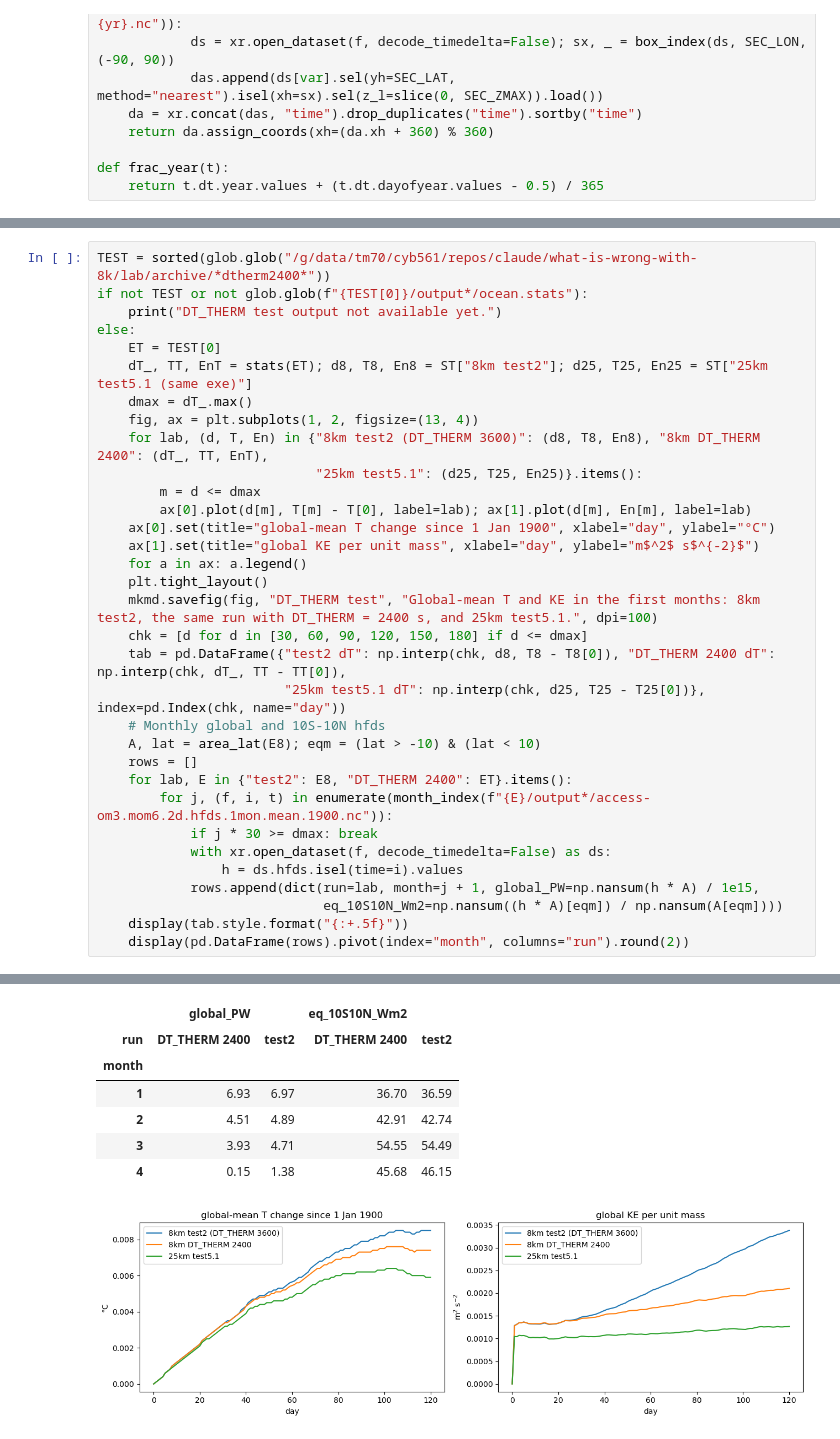
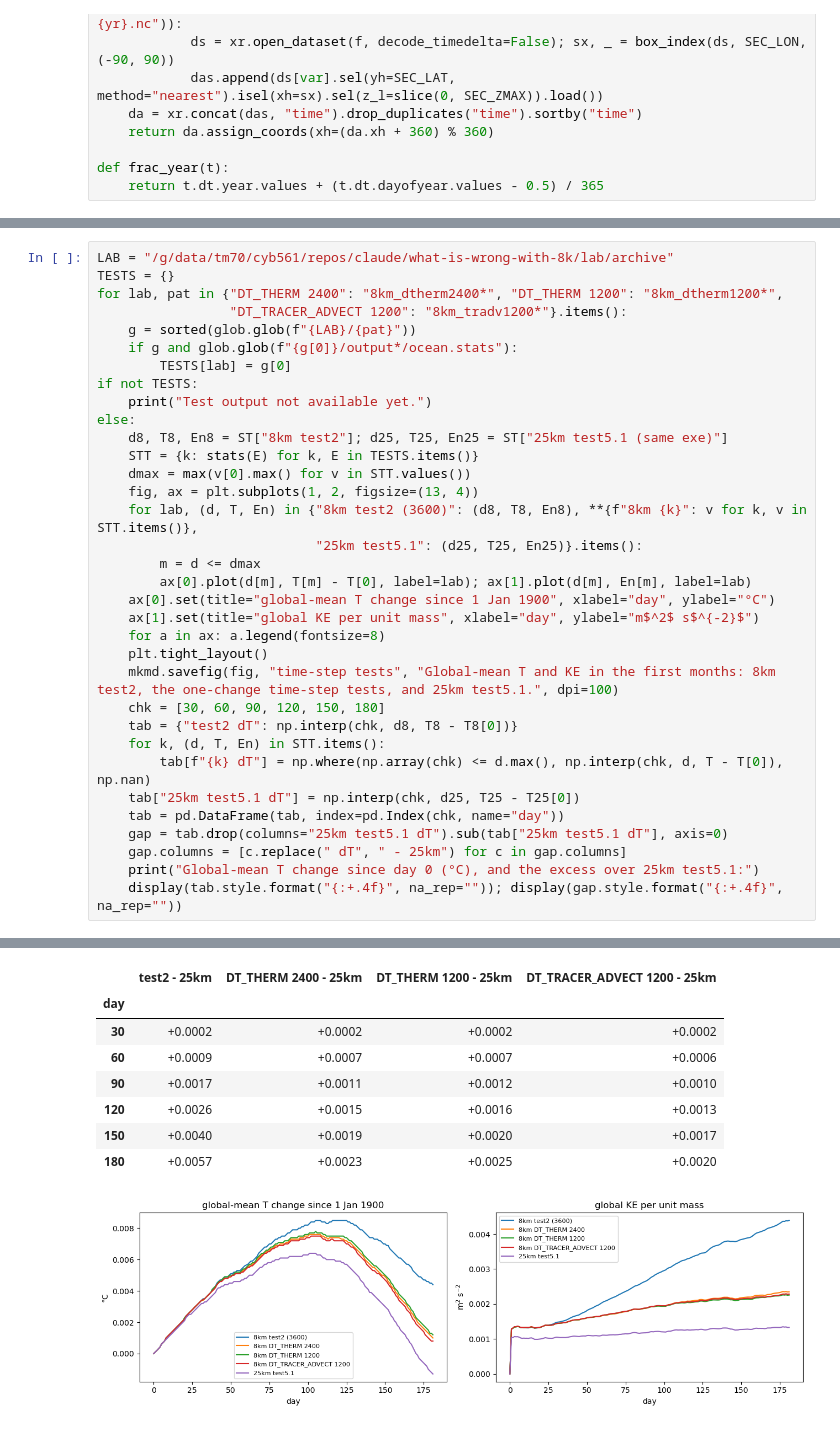
Before and after one commit to chrisb13/access-om3-paper-1, a Jupyter notebook: notebooks/8km_ryf_drift_diagnosis.ipynb, the cells around one changed output, grey strips where cells are left out. Cells and saved outputs as stored; diff of their text form.

```diff
--- a/notebooks/8km_ryf_drift_diagnosis.ipynb
+++ b/notebooks/8km_ryf_drift_diagnosis.ipynb
@@ -975,36 +1019,37 @@ Config: `access-om3-configs` branch `MC_8km_jra_ryf-test2` (8165f53) + test2's a
 # %%
-TEST = sorted(glob.glob("/g/data/tm70/cyb561/repos/claude/what-is-wrong-with-8k/lab/archive/*dtherm2400*"))
-if not TEST or not glob.glob(f"{TEST[0]}/output*/ocean.stats"):
-    print("DT_THERM test output not available yet.")
+LAB = "/g/data/tm70/cyb561/repos/claude/what-is-wrong-with-8k/lab/archive"
+TESTS = {}
+for lab, pat in {"DT_THERM 2400": "8km_dtherm2400*", "DT_THERM 1200": "8km_dtherm1200*",
+                 "DT_TRACER_ADVECT 1200": "8km_tradv1200*"}.items():
+    g = sorted(glob.glob(f"{LAB}/{pat}"))
+    if g and glob.glob(f"{g[0]}/output*/ocean.stats"):
+        TESTS[lab] = g[0]
+if not TESTS:
+    print("Test output not available yet.")
 else:
-    ET = TEST[0]
-    dT_, TT, EnT = stats(ET); d8, T8, En8 = ST["8km test2"]; d25, T25, En25 = ST["25km test5.1 (same exe)"]
-    dmax = dT_.max()
+    d8, T8, En8 = ST["8km test2"]; d25, T25, En25 = ST["25km test5.1 (same exe)"]
+    STT = {k: stats(E) for k, E in TESTS.items()}
+    dmax = max(v[0].max() for v in STT.values())
     fig, ax = plt.subplots(1, 2, figsize=(13, 4))
-    for lab, (d, T, En) in {"8km test2 (DT_THERM 3600)": (d8, T8, En8), "8km DT_THERM 2400": (dT_, TT, EnT),
+    for lab, (d, T, En) in {"8km test2 (3600)": (d8, T8, En8), **{f"8km {k}": v for k, v in STT.items()},
                             "25km test5.1": (d25, T25, En25)}.items():
         m = d <= dmax
         ax[0].plot(d[m], T[m] - T[0], label=lab); ax[1].plot(d[m], En[m], label=lab)
     ax[0].set(title="global-mean T change since 1 Jan 1900", xlabel="day", ylabel="°C")
     ax[1].set(title="global KE per unit mass", xlabel="day", ylabel="m$^2$ s$^{-2}$")
-    for a in ax: a.legend()
+    for a in ax: a.legend(fontsize=8)
     plt.tight_layout()
-    mkmd.savefig(fig, "DT_THERM test", "Global-mean T and KE in the first months: 8km test2, the same run with DT_THERM = 2400 s, and 25km test5.1.", dpi=100)
-    chk = [d for d in [30, 60, 90, 120, 150, 180] if d <= dmax]
-    tab = pd.DataFrame({"test2 dT": np.interp(chk, d8, T8 - T8[0]), "DT_THERM 2400 dT": np.interp(chk, dT_, TT - TT[0]),
-                        "25km test5.1 dT": np.interp(chk, d25, T25 - T25[0])}, index=pd.Index(chk, name="day"))
-    # Monthly global and 10S-10N hfds
-    A, lat = area_lat(E8); eqm = (lat > -10) & (lat < 10)
-    rows = []
-    for lab, E in {"test2": E8, "DT_THERM 2400": ET}.items():
-        for j, (f, i, t) in enumerate(month_index(f"{E}/output*/access-om3.mom6.2d.hfds.1mon.mean.1900.nc")):
-            if j * 30 >= dmax: break
-            with xr.open_dataset(f, decode_timedelta=False) as ds:
-                h = ds.hfds.isel(time=i).values
-            rows.append(dict(run=lab, month=j + 1, global_PW=np.nansum(h * A) / 1e15,
-                             eq_10S10N_Wm2=np.nansum((h * A)[eqm]) / np.nansum(A[eqm])))
-    display(tab.style.format("{:+.5f}"))
-    display(pd.DataFrame(rows).pivot(index="month", columns="run").round(2))
+    mkmd.savefig(fig, "time-step tests", "Global-mean T and KE in the first months: 8km test2, the one-change time-step tests, and 25km test5.1.", dpi=100)
+    chk = [30, 60, 90, 120, 150, 180]
+    tab = {"test2 dT": np.interp(chk, d8, T8 - T8[0])}
+    for k, (d, T, En) in STT.items():
+        tab[f"{k} dT"] = np.where(np.array(chk) <= d.max(), np.interp(chk, d, T - T[0]), np.nan)
+    tab["25km test5.1 dT"] = np.interp(chk, d25, T25 - T25[0])
+    tab = pd.DataFrame(tab, index=pd.Index(chk, name="day"))
+    gap = tab.drop(columns="25km test5.1 dT").sub(tab["25km test5.1 dT"], axis=0)
+    gap.columns = [c.replace(" dT", " - 25km") for c in gap.columns]
+    print("Global-mean T change since day 0 (°C), and the excess over 25km test5.1:")
+    display(tab.style.format("{:+.4f}", na_rep="")); display(gap.style.format("{:+.4f}", na_rep=""))
 # %% [output]
 Saved /g/data/tm70/cyb561/repos/claude/what-is-wrong-with-8k/scratch/paper1/notebooks/mkfigs_output_test/mkmd/8km_ryf_drift_diagnosis_07.png
 Adding entry to per-notebook markdown: /g/data/tm70/cyb561/repos/claude/what-is-wrong-with-8k/scratch/paper1/notebooks/mkfigs_output_test/mkmd/8km_ryf_drift_diagnosis.md
@@ -1018,9 +1066,10 @@ Lines appended to /g/data/tm70/cyb561/repos/claude/what-is-wrong-with-8k/scratch
-|  | global_PW |  | eq_10S10N_Wm2 |  |
-| run | DT_THERM 2400 | test2 | DT_THERM 2400 | test2 |
-| month |  |  |  |  |
-| 1 | 6.93 | 6.97 | 36.70 | 36.59 |
-| 2 | 4.51 | 4.89 | 42.91 | 42.74 |
-| 3 | 3.93 | 4.71 | 54.55 | 54.49 |
-| 4 | 0.15 | 1.38 | 45.68 | 46.15 |
+|  | test2 - 25km | DT_THERM 2400 - 25km | DT_THERM 1200 - 25km | DT_TRACER_ADVECT 1200 - 25km |
+| day |  |  |  |  |
+| 30 | +0.0002 | +0.0002 | +0.0002 | +0.0002 |
+| 60 | +0.0009 | +0.0007 | +0.0007 | +0.0006 |
+| 90 | +0.0017 | +0.0011 | +0.0012 | +0.0010 |
+| 120 | +0.0026 | +0.0015 | +0.0016 | +0.0013 |
+| 150 | +0.0040 | +0.0019 | +0.0020 | +0.0017 |
+| 180 | +0.0057 | +0.0023 | +0.0025 | +0.0020 |
-[figure, old version]
+[figure, new version]
 # %% [markdown]
```
Also changed, not shown: parts of 10 cells of this notebook.
